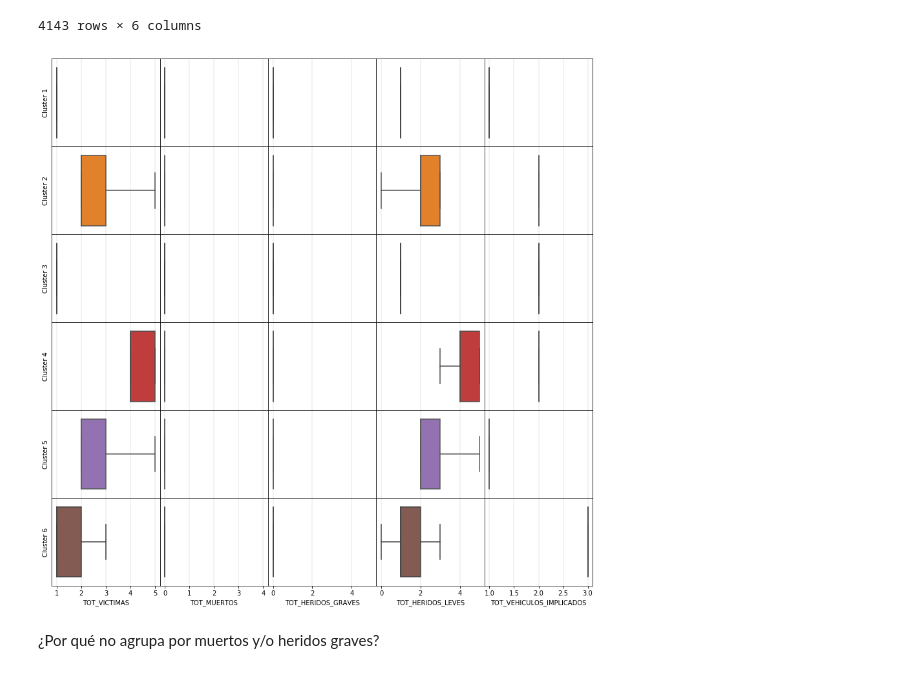
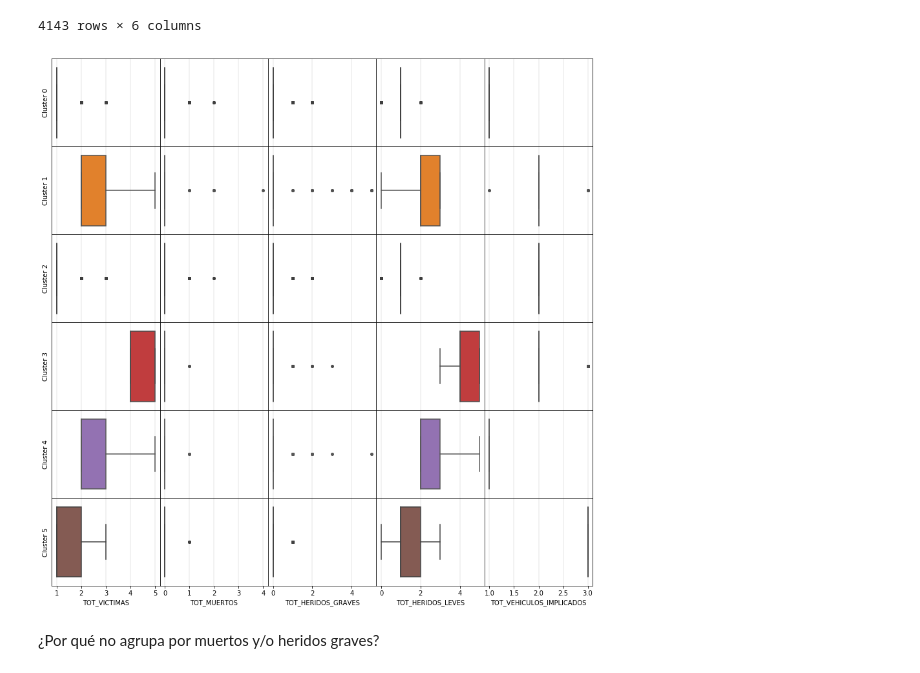
Before and after one commit to dcabezas98/IN, a Jupyter notebook: practica2/accidentes1.ipynb, the cells around one changed output. Cells and saved outputs as stored; diff of their text form; code cells hidden in the pictures.

```diff
--- a/practica2/accidentes1.ipynb
+++ b/practica2/accidentes1.ipynb
@@ -340,7 +327,7 @@ for i in range(K):
                              'marker': 'o',
                              'markersize': 4
                          },
-                         ax=axes[i, j], whis=3,showfliers=False)
+                         ax=axes[i, j], whis=3,showfliers=True)
 
         if (i == K - 1):
             axes[i, j].set_xlabel(atributos[j])
@@ -348,7 +335,7 @@ for i in range(K):
             axes[i, j].set_xlabel("")
 
         if (j == 0):
-            axes[i, j].set_ylabel("Cluster " + str(i + 1))
+            axes[i, j].set_ylabel("Cluster " + str(i))
         else:
             axes[i, j].set_ylabel("")
 
@@ -489,36 +476,36 @@ for j in range(n_var):
 
 for i in range(K):
     dat_filt = dataC.loc[dataC['cluster'] == i]
     for j in range(n_var):
         ax  = sns.boxplot(x=dat_filt[atributos[j]],
                          color=colors[i],
                          flierprops={
                              'marker': 'o',
                              'markersize': 4
                          },
-                         ax=axes[i, j], whis=3,showfliers=False)
+                         ax=axes[i, j], whis=3,showfliers=True)
 
         if (i == K - 1):
             axes[i, j].set_xlabel(atributos[j])
         else:
             axes[i, j].set_xlabel("")
 
         if (j == 0):
-            axes[i, j].set_ylabel("Cluster " + str(i + 1))
+            axes[i, j].set_ylabel("Cluster " + str(i))
         else:
             axes[i, j].set_ylabel("")
 
         axes[i, j].set_yticks([])
         axes[i, j].grid(axis='x',
                         linestyle='-',
                         linewidth='0.2',
                         color='gray')
         axes[i, j].grid(axis='y', b=False)
 
         ax.set_xlim(rango[j][0] - 0.05 * (rango[j][1] - rango[j][0]),
                     rango[j][1] + 0.05 * (rango[j][1] - rango[j][0]))
 # %% [output]
-[figure, old version]
+[figure, new version]
 # %% [markdown]
 ¿Por qué no agrupa por muertos y/o heridos graves?
 # %%
```
Also changed, not shown: parts of 4 cells of this notebook, 7 other files.
